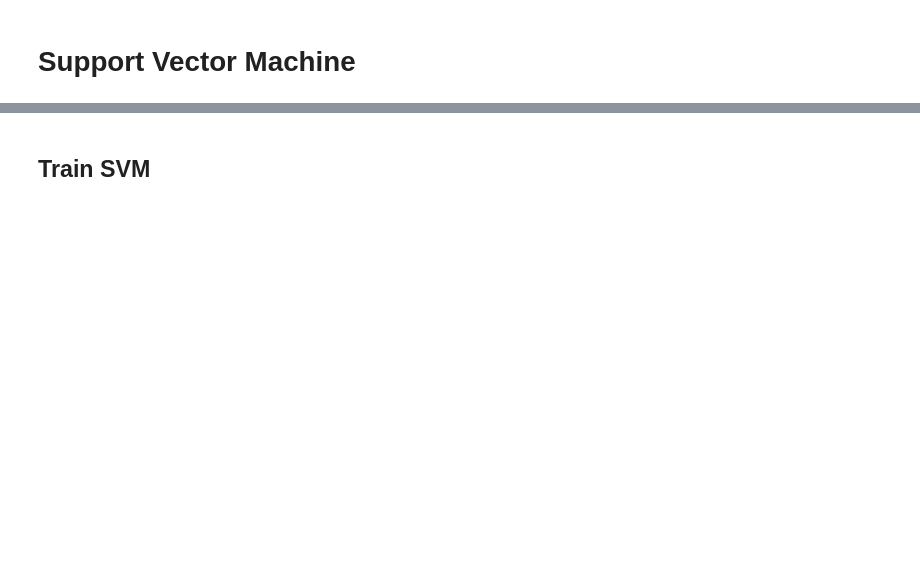
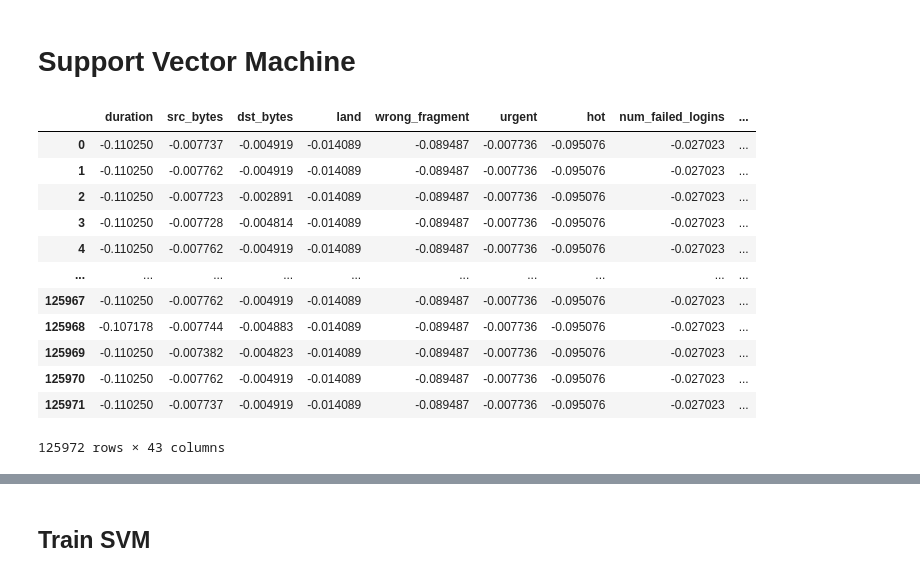
Before and after one commit to HarrisKucukalic/CSS2_Group_3, a Jupyter notebook: Group3_Tutorial1_CodeImplementation_1.ipynb, the cells around one changed output, grey strips where cells are left out. Drawn from its saved outputs; the diff is of its cells as text; code cells hidden in the pictures; blank space fills up the shorter version.

```diff
--- a/Group3_Tutorial1_CodeImplementation_1.ipynb
+++ b/Group3_Tutorial1_CodeImplementation_1.ipynb
@@ -744,3 +707,36 @@ len(int_data_no_strings.columns)
 # len(selected_features.tolist())
 # %% [markdown]
 # Support Vector Machine
+# %%
+from sklearn.preprocessing import StandardScaler
+from matplotlib import pyplot
+# Create a subset of the dataset excluding the specified columns
+c = Train_numeric_cols.copy()
+subset_data_train = c.drop(columns=['attack_group'])
+
+# Perform z-score normalization on the selected numeric columns
+std_scaler = StandardScaler()
+normalized_data_train = std_scaler.fit_transform(subset_data_train)
+
+# Create a DataFrame with normalized numeric columns
+normalized_df_train = pd.DataFrame(normalized_data_train, columns=subset_data_train.columns)
+
+# Add the 'attack_group' column back to the normalized DataFrame
+normalized_df_train['attack_group'] = Train_numeric_cols['attack_group']
+
+# Describe the normalized DataFrame
+normalized_df_train
+# %% [output]
+|  | duration | src_bytes | dst_bytes | land | wrong_fragment | urgent | hot | num_failed_logins | ... |
+| 0 | -0.110250 | -0.007737 | -0.004919 | -0.014089 | -0.089487 | -0.007736 | -0.095076 | -0.027023 | ... |
+| 1 | -0.110250 | -0.007762 | -0.004919 | -0.014089 | -0.089487 | -0.007736 | -0.095076 | -0.027023 | ... |
+| 2 | -0.110250 | -0.007723 | -0.002891 | -0.014089 | -0.089487 | -0.007736 | -0.095076 | -0.027023 | ... |
+| 3 | -0.110250 | -0.007728 | -0.004814 | -0.014089 | -0.089487 | -0.007736 | -0.095076 | -0.027023 | ... |
+| 4 | -0.110250 | -0.007762 | -0.004919 | -0.014089 | -0.089487 | -0.007736 | -0.095076 | -0.027023 | ... |
+| ... | ... | ... | ... | ... | ... | ... | ... | ... | ... |
+| 125967 | -0.110250 | -0.007762 | -0.004919 | -0.014089 | -0.089487 | -0.007736 | -0.095076 | -0.027023 | ... |
+| 125968 | -0.107178 | -0.007744 | -0.004883 | -0.014089 | -0.089487 | -0.007736 | -0.095076 | -0.027023 | ... |
+| 125969 | -0.110250 | -0.007382 | -0.004823 | -0.014089 | -0.089487 | -0.007736 | -0.095076 | -0.027023 | ... |
+| 125970 | -0.110250 | -0.007762 | -0.004919 | -0.014089 | -0.089487 | -0.007736 | -0.095076 | -0.027023 | ... |
+| 125971 | -0.110250 | -0.007737 | -0.004919 | -0.014089 | -0.089487 | -0.007736 | -0.095076 | -0.027023 | ... |
+125972 rows × 43 columns
```
Also changed, not shown: parts of 130 cells of this notebook.
